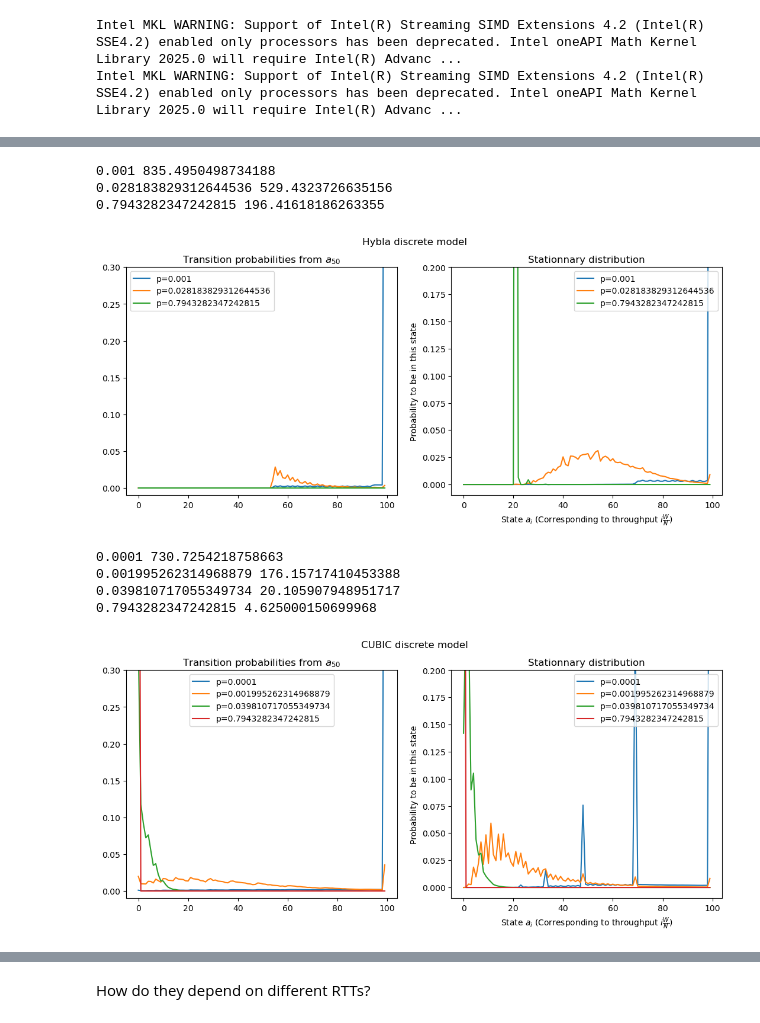
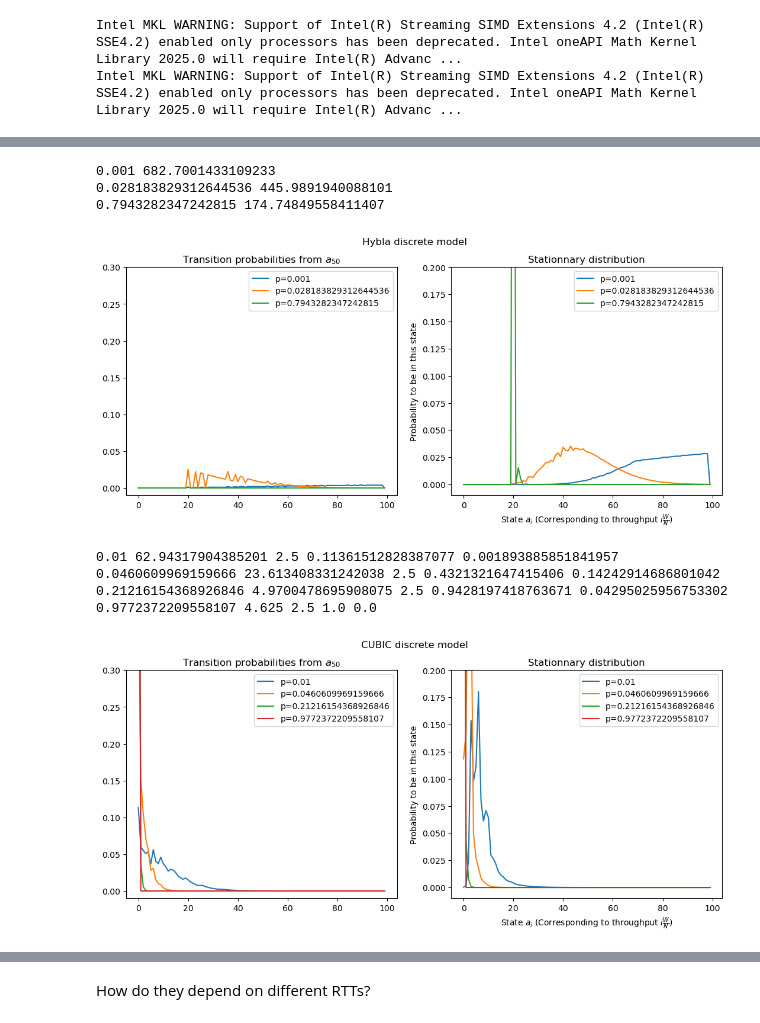
Before and after one commit to megretj/qpepcca, a Jupyter notebook: packetBasedMarkovianModel.ipynb, the cells around one changed output, grey strips where cells are left out. Drawn from its saved outputs; the diff is of its cells as text; code cells hidden in the pictures.

```diff
--- a/packetBasedMarkovianModel.ipynb
+++ b/packetBasedMarkovianModel.ipynb
@@ -13,6 +62,9 @@ Intel MKL WARNING: Support of Intel(R) Streaming SIMD Extensions 4.2 (Intel(R) S
 # %%
-hyb = CCA_MarkovChain_Hybla_discrete(packet_err=0.0006,beta=0.5,N=100,C =1000, RTT_est=0.2, RTT_real = 0.5, RTT0=0.1)
-cub = CCA_MarkovChain_CUBIC_discrete(packet_err = 0.0006, beta=0.5,N=100,C =1000, RTT_est=0., RTT_real = 0.5,alpha=0.001)
+hyb = CCA_MarkovChain_Hybla_packet(packet_err=0.0006,beta=0.5,N=100, C=1000, RTT_real = 1, RTT0=0.05)
+cub = CCA_MarkovChain_CUBIC_packet(packet_err = 0.0006, beta=0.5,N=100, C=1000, RTT_real = 1,alpha=4)
+rho = 1/0.05
+def newD(a,b):
+    return (b*b-a*a)/(2*rho*rho)
 
 a = 1
 d = np.zeros(100)
@@ -26,8 +78,11 @@ plt.ylabel("# packets required to go from 1 to a_n")
 plt.xlabel("target n-th state")
 plt.plot(d,label="Hybla")
 plt.plot(dc,label="CUBIC")
+plt.plot(newD(np.ones(len(hyb.a)),hyb.a),label="Hybla new")
 plt.plot(hyb.Dmin[50,:], label = "Hybla Dmin")
 plt.plot(hyb.Dmax[50,:], label = "Hybla Dmax")
+plt.plot(cub.Dmin[50,:], label = "CUB Dmin")
+plt.plot(cub.Dmax[50,:], label = "CUB Dmax")
 plt.legend()
 plt.show()
 print(hyb.Dmin[50,50])
@@ -67,5 +122,5 @@ Average throughput is 3278.5744692644616
 # %%
-wired = CCA_MarkovChain_Hybla_discrete(packet_err=0.001,beta=0.7,N=100,C = 1000,RTT_est=0.1, RTT_real = 0.25, RTT0=0.025)
+wired = CCA_MarkovChain_Hybla_packet(packet_err=0.001,beta=0.7,N=100,C = 1000, RTT_real = 0.25, RTT0=0.025)
 ps = np.logspace(-3,-0.1,3)
 fig, axs = plt.subplots(1, 2, figsize=(13,5))
 for i in ps:
@@ -87,36 +142,36 @@ axs[0].legend()
 fig.suptitle(f"Hybla discrete model")
 plt.show()
 # %% [output]
-0.001 835.4950498734188
-0.028183829312644536 529.4323726635156
-0.7943282347242815 196.41618186263355
+0.001 682.7001433109233
+0.028183829312644536 445.9891940088101
+0.7943282347242815 174.74849558411407
-[figure, old version]
+[figure, new version]
 # %%
-wired = CCA_MarkovChain_CUBIC_discrete(packet_err=0.1,beta=0.7,N=100,C = 1000,RTT_est=0.1, RTT_real = 0.5)
-ps = np.logspace(-4,-0.1,4)
+wired = CCA_MarkovChain_CUBIC_packet(packet_err=0.1,beta=0.7,N=100,C = 1000, RTT_real = 0.5)
+ps = np.logspace(-2,-0.01,4)
 fig, axs = plt.subplots(1, 2, figsize=(13,5))
 for i in ps:
     wired.packet_err = i
     wired.compute_stationnary_distribution()
     axs[0].plot(np.arange(wired.N),wired.P[0,:],label=f"p={i}")
     axs[1].plot(np.arange(wired.N),wired.pi,label=f"p={i}")
-    print(i, wired.avg_throughput())
+    print(i, wired.avg_throughput(), wired.a[0], wired.P[0,0], wired.pi[1])
 
 axs[1].set_title(r"Stationnary distribution")
 axs[0].set_title(r"Transition probabilities from $a_{50}$")
 axs[1].set_ylim(-0.01,0.2)
 axs[0].set_ylim(-0.01,0.3)
 #axs[0].set_xlim(10,15)
 axs[1].set_xlabel(r"State $a_i$ (Corresponding to throughput $i\frac{W}{N}$)")
 axs[1].set_ylabel(r'Probability to be in this state')
 axs[1].legend()
 axs[0].legend()
 fig.suptitle(f"CUBIC discrete model")
 plt.show()
 # %% [output]
-0.0001 730.7254218758663
-0.001995262314968879 176.15717410453388
-0.039810717055349734 20.105907948951717
-0.7943282347242815 4.625000150699968
+0.01 62.94317904385201 2.5 0.11361512828387077 0.001893885851841957
+0.0460609969159666 23.613408331242038 2.5 0.4321321647415406 0.14242914686801042
+0.21216154368926846 4.9700478695908075 2.5 0.9428197418763671 0.04295025956753302
+0.9772372209558107 4.625 2.5 1.0 0.0
-[figure, old version]
+[figure, new version]
 # %%
```
Also changed, not shown: parts of 12 cells of this notebook, 2 other files.
